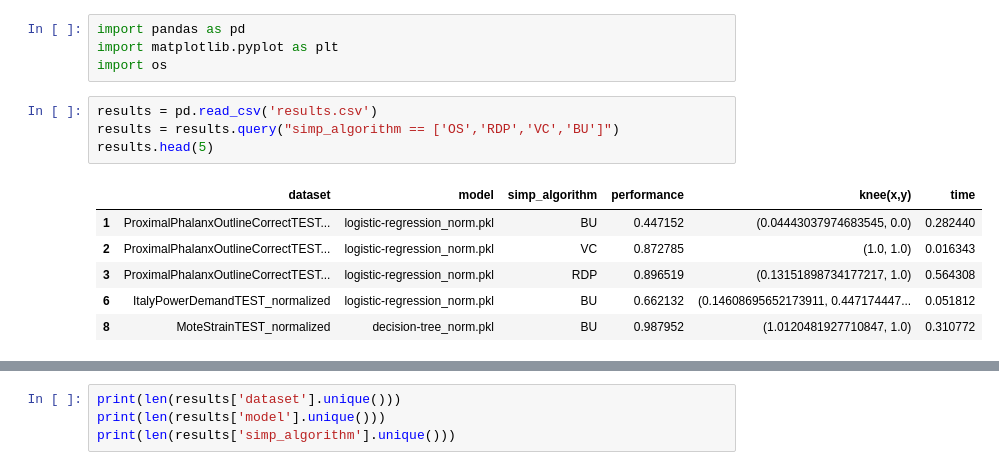
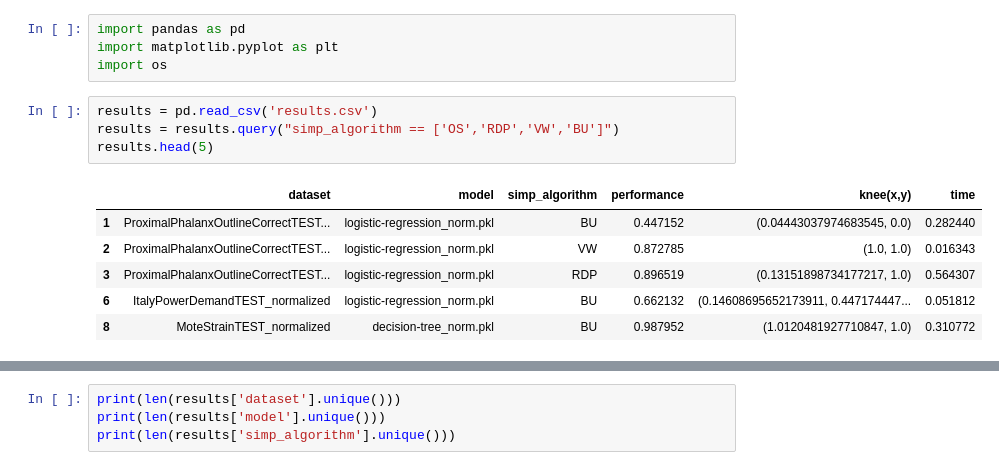
Before and after one commit to femartip/XAI_time_series, a Jupyter notebook: results/global_results.ipynb, the cells around one changed output, grey strips where cells are left out. Drawn from its saved outputs; the diff is of its cells as text.

```diff
--- a/results/global_results.ipynb
+++ b/results/global_results.ipynb
@@ -4,12 +4,12 @@ import matplotlib.pyplot as plt
 import os
 # %%
 results = pd.read_csv('results.csv')
-results = results.query("simp_algorithm == ['OS','RDP','VC','BU']")
+results = results.query("simp_algorithm == ['OS','RDP','VW','BU']")
 results.head(5)
 # %% [output]
 |  | dataset | model | simp_algorithm | performance | knee(x,y) | time |
 | 1 | ProximalPhalanxOutlineCorrectTEST... | logistic-regression_norm.pkl | BU | 0.447152 | (0.04443037974683545, 0.0) | 0.282440 |
-| 2 | ProximalPhalanxOutlineCorrectTEST... | logistic-regression_norm.pkl | VC | 0.872785 | (1.0, 1.0) | 0.016343 |
-| 3 | ProximalPhalanxOutlineCorrectTEST... | logistic-regression_norm.pkl | RDP | 0.896519 | (0.13151898734177217, 1.0) | 0.564308 |
+| 2 | ProximalPhalanxOutlineCorrectTEST... | logistic-regression_norm.pkl | VW | 0.872785 | (1.0, 1.0) | 0.016343 |
+| 3 | ProximalPhalanxOutlineCorrectTEST... | logistic-regression_norm.pkl | RDP | 0.896519 | (0.13151898734177217, 1.0) | 0.564307 |
 | 6 | ItalyPowerDemandTEST_normalized | logistic-regression_norm.pkl | BU | 0.662132 | (0.14608695652173911, 0.447174447... | 0.051812 |
 | 8 | MoteStrainTEST_normalized | decision-tree_norm.pkl | BU | 0.987952 | (1.0120481927710847, 1.0) | 0.310772 |
```
Also changed, not shown: parts of 15 cells of this notebook, 56 other files.
